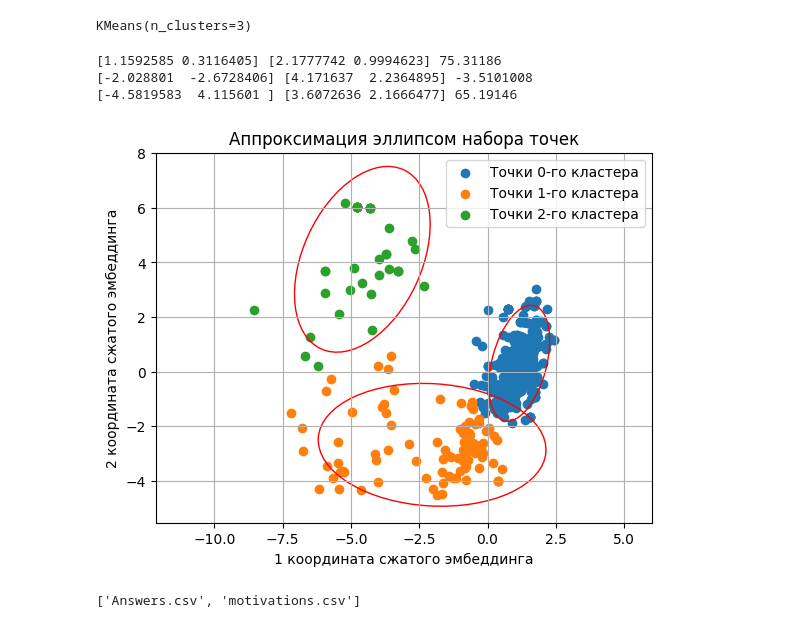
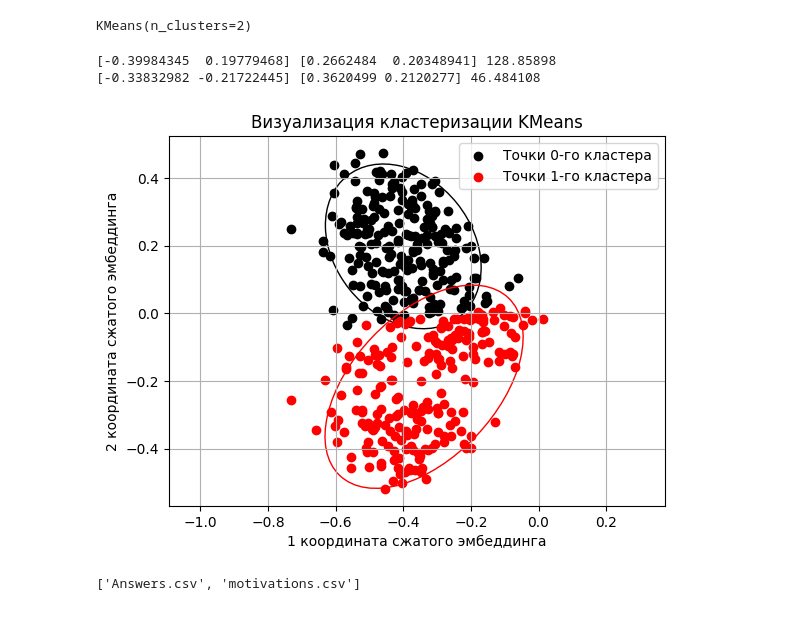
Before and after one commit to DrozdovMK/Hakaton-mts-link, a Jupyter notebook: notebooks/drozdov_test.ipynb, the cells around one changed output. Drawn from its saved outputs; the diff is of its cells as text; code cells hidden in the pictures.

```diff
--- a/notebooks/drozdov_test.ipynb
+++ b/notebooks/drozdov_test.ipynb
@@ -21,7 +21,7 @@ import pandas as pd
 csv_file = '../data/motivations.csv'
 with open(csv_file, 'r', encoding='utf-8') as file:
     data = file.readlines()
-    data = [line.strip().replace('"', '').replace("'", '') for line in lines]
+    data = [line.strip().replace('"', '').replace("'", '') for line in data]
 # %%
 import sys
 import os
@@ -35,6 +35,11 @@ current_directory = os.path.dirname(os.path.abspath(''))
 parent_directory = os.path.abspath(os.path.join(current_directory, '..'))
 sys.path.append(current_directory)
 
-from scripts.embedding_model import RuBertEmbedder
-rb = RuBertEmbedder()
-embeddings = rb.transform(data)
+# from scripts.embedding_model import RuBertEmbedder, universal_sentence_encoder
+# rb = RuBertEmbedder()
+# embeddings = rb.transform(data)
+
+import tensorflow_hub as hub
+import tensorflow_text
+use = universal_sentence_encoder()
+embeddings = use.transform(data).numpy()
@@ -45,5 +46,8 @@ Some weights of the model checkpoint at DeepPavlov/rubert-base-cased were not us
 # %%
 import matplotlib.pyplot as plt
-from sklearn.decomposition import PCA
-svd = PCA(n_components=2)
-embeddings_reduced = svd.fit_transform(embeddings)
+from sklearn.decomposition import PCA, TruncatedSVD
+from sklearn.manifold import TSNE
+from sklearn.mixture import GaussianMixture
+
+pca = TruncatedSVD(n_components=2)
+embeddings_reduced = pca.fit_transform(embeddings)
@@ -55,11 +54,12 @@ plt.scatter(embeddings_reduced.T[0], embeddings_reduced.T[1])
 # %%
 from sklearn.cluster import KMeans
-km = KMeans(n_clusters=3)
+km = KMeans(n_clusters=2)
 km.fit(embeddings_reduced)
 # %% [output]
-KMeans(n_clusters=3)
+KMeans(n_clusters=2)
 # %%
 fig, ax = plt.subplots()
+c = ['black', 'red']
 for i in range(len(km.cluster_centers_)):
     # Преобразование входных данных в numpy массив
     labels = km.labels_
@@ -68,40 +68,41 @@ for i in range(len(km.cluster_centers_)):
     center = np.mean(points, axis=0)
     # Выполняем анализ главных компонент
     pca = PCA(n_components=2)
     pca.fit(points)
 
     # Достаем собственные вектора и собственные значения
     eigenvectors = pca.components_
     eigenvalues = pca.explained_variance_
 
     # Масштабируем собственные значения, чтобы они соответствовали заданному уровню охвата (например, 2 стандартных отклонения)
     scale_factor = np.sqrt(eigenvalues) * 2
 
     # Построение эллипса
     ellipse = plt.matplotlib.patches.Ellipse(
         xy=center,
         width=scale_factor[0] * 2,
         height=scale_factor[1] * 2,
         angle=np.degrees(np.arctan2(*eigenvectors[0][::-1])),
-        edgecolor='r',
+        edgecolor=c[i],
         facecolor='none',
     )
 
     # Создаем график
     print(center, scale_factor, np.degrees(np.arctan2(*eigenvectors[0][::-1])))
-    ax.scatter(embeddings_reduced[km.labels_ == i][:, 0], embeddings_reduced[km.labels_ == i][:, 1], label='Точки {}-го кластера'.format(i),)
+    ax.scatter(embeddings_reduced[km.labels_ == i][:, 0], embeddings_reduced[km.labels_ == i][:, 1],
+               label='Точки {}-го кластера'.format(i), color = c[i])
     ax.add_patch(ellipse)
+    # ax.scatter(embeddings_reduced[km.labels_ == i][:, 0], embeddings_reduced[km.labels_ == i][:, 1], c = 'red')
     ax.set_xlabel('1 координата сжатого эмбеддинга')
     ax.set_ylabel('2 координата сжатого эмбеддинга')
-    ax.set_title('Аппроксимация эллипсом набора точек')
+    ax.set_title('Визуализация кластеризации KMeans')
     ax.legend()
     ax.grid(True)
     ax.axis('equal')
 # %% [output]
-[1.1592585 0.3116405] [2.1777742 0.9994623] 75.31186
-[-2.028801  -2.6728406] [4.171637  2.2364895] -3.5101008
-[-4.5819583  4.115601 ] [3.6072636 2.1666477] 65.19146
+[-0.39984345  0.19779468] [0.2662484  0.20348941] 128.85898
+[-0.33832982 -0.21722445] [0.3620499 0.2120277] 46.484108
-[figure, old version]
+[figure, new version]
 # %%
 import os
 os.listdir('../data')
```
Also changed, not shown: parts of 2 cells of this notebook, 8 other files.
